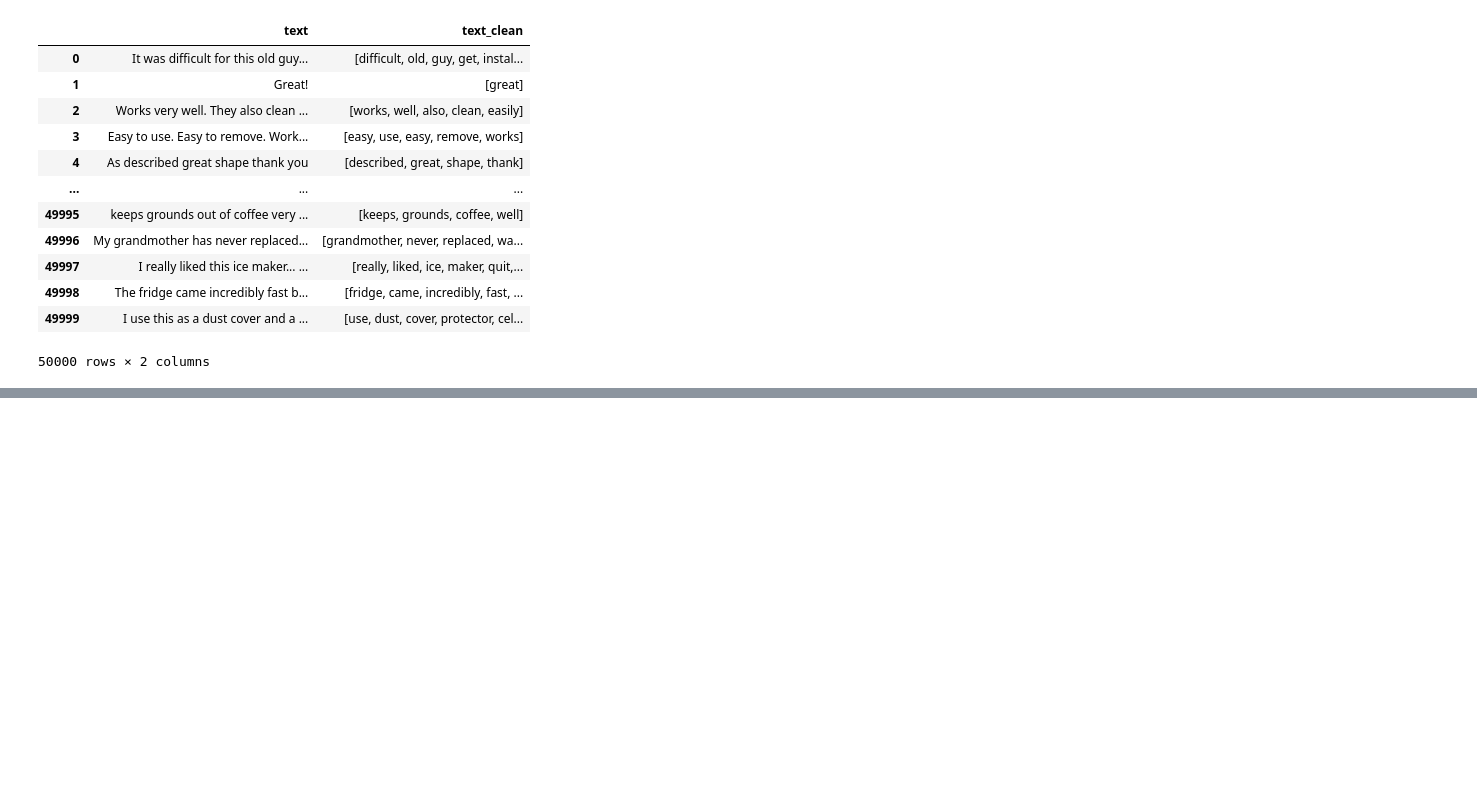
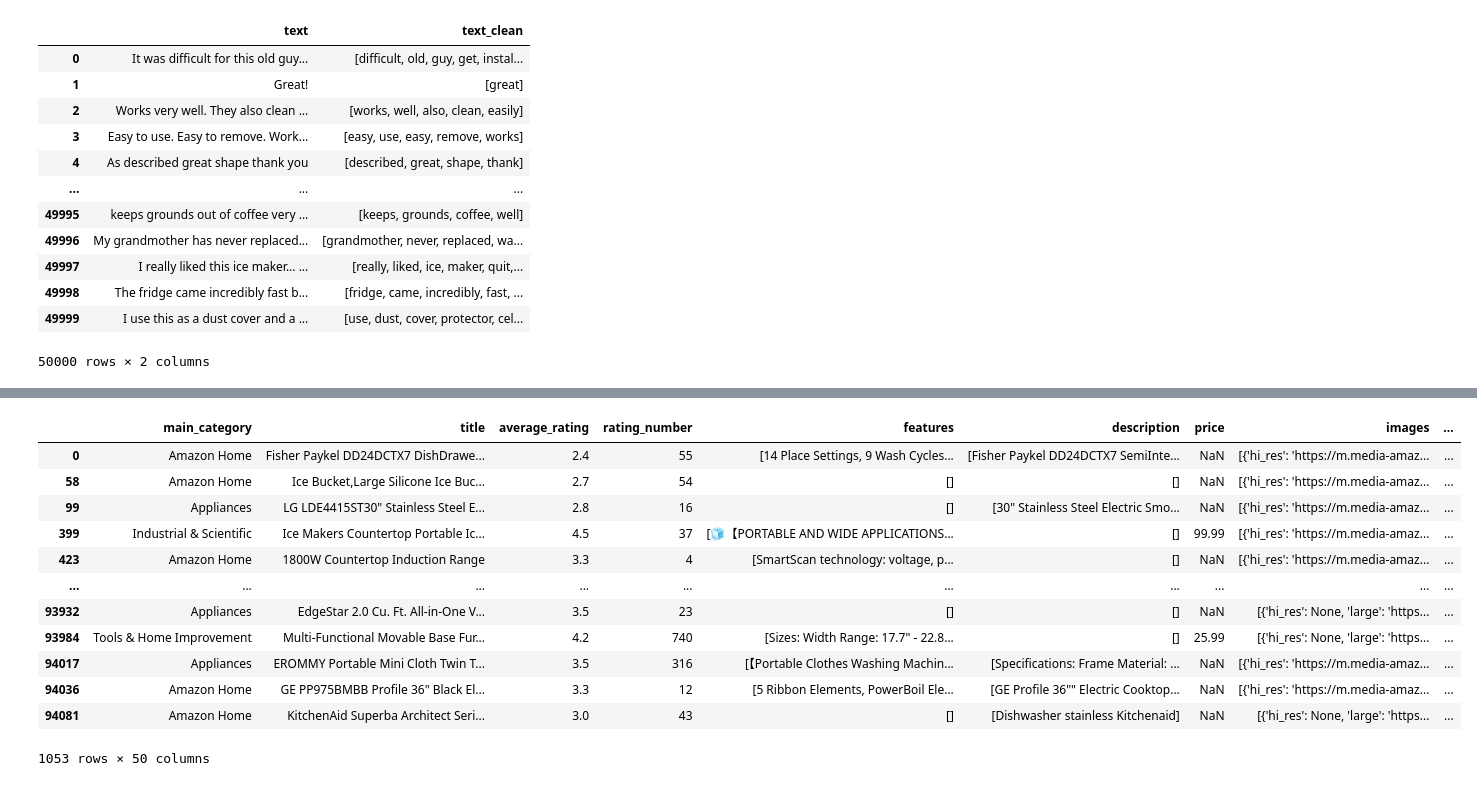
Before and after one commit to gisellegomezp/Project3, a Jupyter notebook: Mike/mike-workbook.ipynb, the cells around one changed output, grey strips where cells are left out. Saved outputs shown, nothing was run; the diff lists cells and outputs as text; code cells hidden in the pictures; blank space fills up the shorter version.

```diff
--- a/Mike/mike-workbook.ipynb
+++ b/Mike/mike-workbook.ipynb
@@ -369,0 +397,33 @@ Appliance_subset_df[['text','text_clean']]
+# %%
+# flatten the categories field into individual columns
+
+# create a df of just categories
+df = pd.DataFrame(filtered_meta_df['categories'])
+
+# Convert the list in the categories column to strings to work with the values
+df['categories'] = df['categories'].apply(lambda x: ', '.join(x))
+
+# Split the lists into unique categories
+unique_categories = set([item for sublist in df['categories'].str.split(', ') for item in sublist])
+
+# Create new columns for each unique category
+for category in unique_categories:
+    df[category] = df['categories'].apply(lambda x: 1 if category in x else 0)
+
+#concat the two, original and flattened
+meta_subset_flat_df = pd.concat([filtered_meta_df,df],axis=1)
+meta_subset_flat_df
+# %% [output]
+|  | main_category | title | average_rating | rating_number | features | description | price | images | ... |
+| 0 | Amazon Home | Fisher Paykel DD24DCTX7 DishDrawe... | 2.4 | 55 | [14 Place Settings, 9 Wash Cycles... | [Fisher Paykel DD24DCTX7 SemiInte... | NaN | [{'hi_res': 'https://m.media-amaz... | ... |
+| 58 | Amazon Home | Ice Bucket,Large Silicone Ice Buc... | 2.7 | 54 | [] | [] | NaN | [{'hi_res': 'https://m.media-amaz... | ... |
+| 99 | Appliances | LG LDE4415ST30" Stainless Steel E... | 2.8 | 16 | [] | [30" Stainless Steel Electric Smo... | NaN | [{'hi_res': 'https://m.media-amaz... | ... |
+| 399 | Industrial & Scientific | Ice Makers Countertop Portable Ic... | 4.5 | 37 | [🧊【PORTABLE AND WIDE APPLICATIONS... | [] | 99.99 | [{'hi_res': 'https://m.media-amaz... | ... |
+| 423 | Amazon Home | 1800W Countertop Induction Range | 3.3 | 4 | [SmartScan technology: voltage, p... | [] | NaN | [{'hi_res': 'https://m.media-amaz... | ... |
+| ... | ... | ... | ... | ... | ... | ... | ... | ... | ... |
+| 93932 | Appliances | EdgeStar 2.0 Cu. Ft. All-in-One V... | 3.5 | 23 | [] | [] | NaN | [{'hi_res': None, 'large': 'https... | ... |
+| 93984 | Tools & Home Improvement | Multi-Functional Movable Base Fur... | 4.2 | 740 | [Sizes: Width Range: 17.7" - 22.8... | [] | 25.99 | [{'hi_res': None, 'large': 'https... | ... |
+| 94017 | Appliances | EROMMY Portable Mini Cloth Twin T... | 3.5 | 316 | [【Portable Clothes Washing Machin... | [Specifications: Frame Material: ... | NaN | [{'hi_res': 'https://m.media-amaz... | ... |
+| 94036 | Amazon Home | GE PP975BMBB Profile 36" Black El... | 3.3 | 12 | [5 Ribbon Elements, PowerBoil Ele... | [GE Profile 36"" Electric Cooktop... | NaN | [{'hi_res': 'https://m.media-amaz... | ... |
+| 94081 | Amazon Home | KitchenAid Superba Architect Seri... | 3.0 | 43 | [] | [Dishwasher stainless Kitchenaid] | NaN | [{'hi_res': None, 'large': 'https... | ... |
+1053 rows × 50 columns
```
Also changed, not shown: parts of 16 cells of this notebook.
